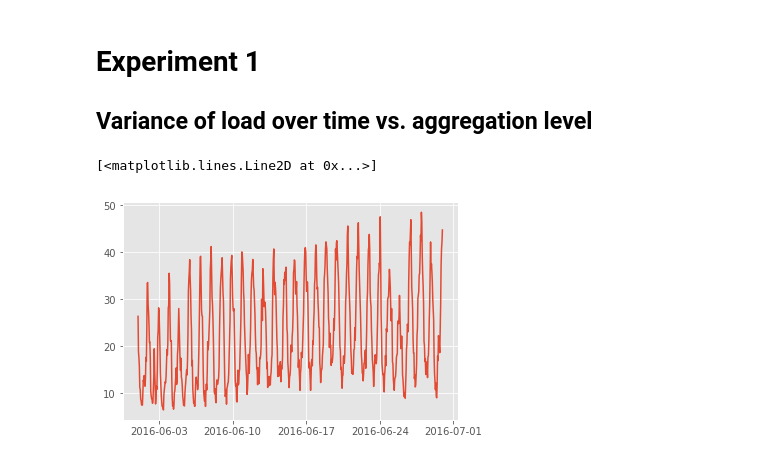
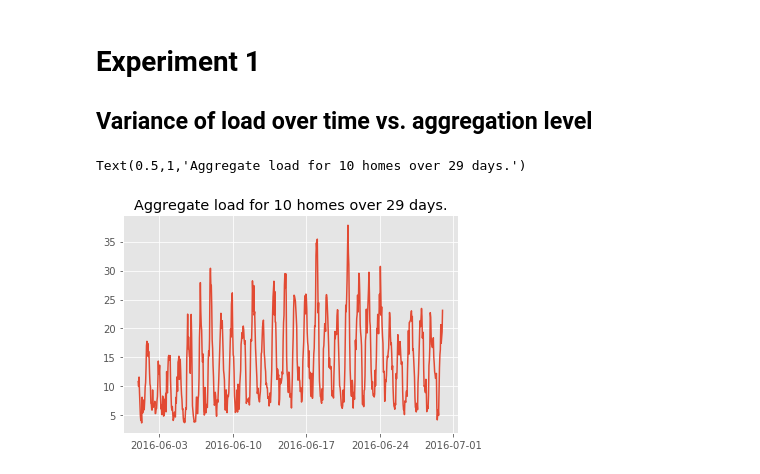
Before and after one commit to nnwosu/electricity-demand-analysis, a Jupyter notebook: Pecan Street Demand Analysis.ipynb, the cells around one changed output. Drawn from its saved outputs; the diff is of its cells as text; code cells hidden in the pictures.

Commit message:
Clean up and a new function to generate aggregate statistics

```diff
--- a/Pecan Street Demand Analysis.ipynb
+++ b/Pecan Street Demand Analysis.ipynb
@@ -14,9 +18,13 @@ import numpy.random as random
 %matplotlib inline
 plt.style.use("ggplot")
 # %%
+# Get access credentials
+config = cp.ConfigParser();
+config.read('setup.ini')
+
 # define user credentials
-USER_NAME = 'NqcehxzG8kY4'
-PASSWORD = 'V7Zicww85iLT'
+USER_NAME = str(config['DEFAULT']['username']);
+PASSWORD = str(config['DEFAULT']['password']);
 
 # define db server params
 SCHEMA = 'university'
@@ -47,7 +138,7 @@ print(with_times.shape)
 # Experiment 1
 ## Variance of load over time vs. aggregation level
 # %%
-def getAggLoad(nAgg, homes, start_time, end_time, rez='H'):
+def getAggLoad(homes, start_time, end_time, rez='H'):
     dataCount = 0
     for home in homes:
         with engine.connect() as con:
@@ -84,15 +175,16 @@ def getNLoads(N, homes, start_time, end_time, rez='H'):
 # %%
 nAgg = 10
 homes = with_times.sample(n=nAgg)
 homes = homes.index
 
 # Choose starting time and ending time
 start_time = dat.datetime(2016,6,1,0,0, tzinfo=timezone.utc)
 end_time = dat.datetime(2016,6,30,0,0, tzinfo=timezone.utc)
+days = (end_time - start_time).days
 
 # Get 1 hour resolution data for the homes
-totalLoad = getAggLoad(nAgg, homes, start_time, end_time)
-plt.plot(totalLoad)
+totalLoad, c = getAggLoad(homes, start_time, end_time)
+plt.plot(totalLoad); plt.title('Aggregate load for ' + str(nAgg) + ' homes over ' + str(days) + ' days.')
 # %% [output]
-[<matplotlib.lines.Line2D at 0x...>]
+Text(0.5,1,'Aggregate load for 10 homes over 29 days.')
-[figure, old version]
+[figure, new version]
```
Also changed, not shown: parts of 12 cells of this notebook, 1 other file.
